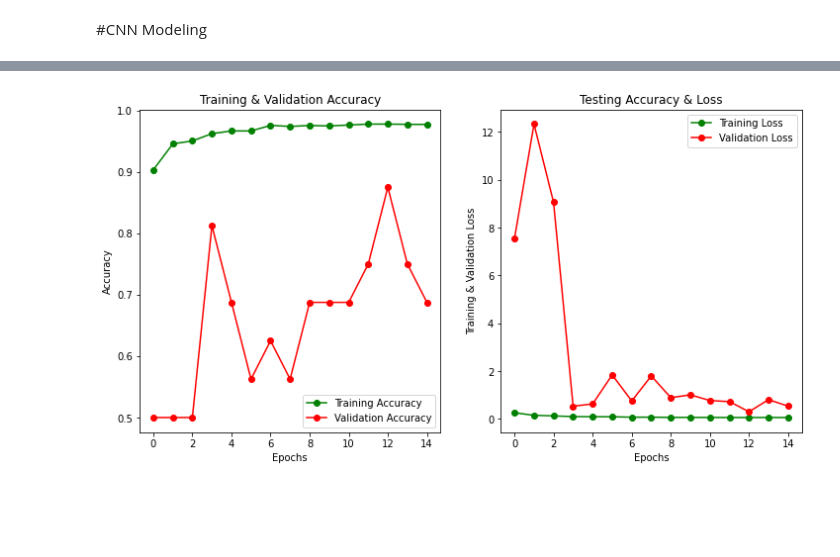
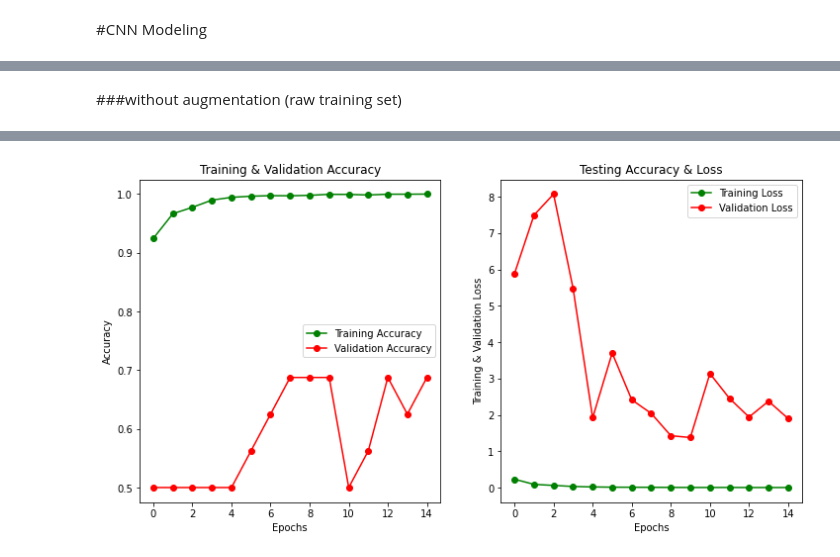
Before and after one commit to katehee/pneumonia-detection-in-X-ray-images, a Jupyter notebook: PNEUMONIA_CLASSIFICATION_CNN.ipynb, the cells around one changed output, grey strips where cells are left out. Drawn from its saved outputs; the diff is of its cells as text; code cells hidden in the pictures; blank space fills up the shorter version.

```diff
--- a/PNEUMONIA_CLASSIFICATION_CNN.ipynb
+++ b/PNEUMONIA_CLASSIFICATION_CNN.ipynb
@@ -84,33 +84,34 @@ train_datagen = ImageDataGenerator(
 test_datagen = ImageDataGenerator(rescale=1.0/255)
 
 train_generator = train_datagen.flow(x_train, y_train, batch_size=batch_size)
+train_raw_generator = test_datagen.flow(x_train, y_train, batch_size=batch_size) #train set without augmentation (raw data)
 val_generator = train_datagen.flow(x_val, y_val, batch_size=batch_size)
 test_generator = test_datagen.flow(x_test, y_test, batch_size=len(x_test))
 # %%
 #@title
-x_train, y_train, x_val, y_val, x_test, y_test = [], [], [], [], [], []
+# x_train, y_train, x_val, y_val, x_test, y_test = [], [], [], [], [], []
 
-for pixels, label in train:
-    x_train.append(pixels)
-    y_train.append(label)
+# for pixels, label in train:
+#     x_train.append(pixels)
+#     y_train.append(label)
 
-for pixels, label in test:
-    x_test.append(pixels)
-    y_test.append(label)
+# for pixels, label in test:
+#     x_test.append(pixels)
+#     y_test.append(label)
 
-for pixels, label in val:
-    x_val.append(pixels)
-    y_val.append(label)
+# for pixels, label in val:
+#     x_val.append(pixels)
+#     y_val.append(label)
 
-# resize data for neural network training
-x_train = np.array(x_train).reshape(-1, img_size, img_size, 1)
-y_train = np.array(y_train)
+# # resize data for neural network training
+# x_train = np.array(x_train).reshape(-1, img_size, img_size, 1)
+# y_train = np.array(y_train)
 
-x_val = np.array(x_val).reshape(-1, img_size, img_size, 1)
-y_val = np.array(y_val)
+# x_val = np.array(x_val).reshape(-1, img_size, img_size, 1)
+# y_val = np.array(y_val)
 
-x_test = np.array(x_test).reshape(-1, img_size, img_size, 1)
-y_test = np.array(y_test)
+# x_test = np.array(x_test).reshape(-1, img_size, img_size, 1)
+# y_test = np.array(y_test)
 # %%
 #@title augmented image sample
 #augmented images of a sample image
@@ -272,7 +275,8 @@ Test accuracy 0.9214743375778198
+# %% [markdown]
+###without augmentation (raw training set)
 # %%
-#without augmentation
 model = create_model()
-history = model.fit(train_generator, epochs = epoch_size , validation_data = val_generator, callbacks = [learning_rate_reduction])
+history = model.fit(train_raw_generator, epochs = epoch_size , validation_data = val_generator, callbacks = [learning_rate_reduction])
 score = model.evaluate(test_generator)
 print("Test loss: " , score[0])
 print("Test accuracy" , score[1])
@@ -299 +303 @@ Test accuracy 0.9070512652397156
-[figure, old version]
+[figure, new version]
```
Also changed, not shown: parts of 9 cells of this notebook.
